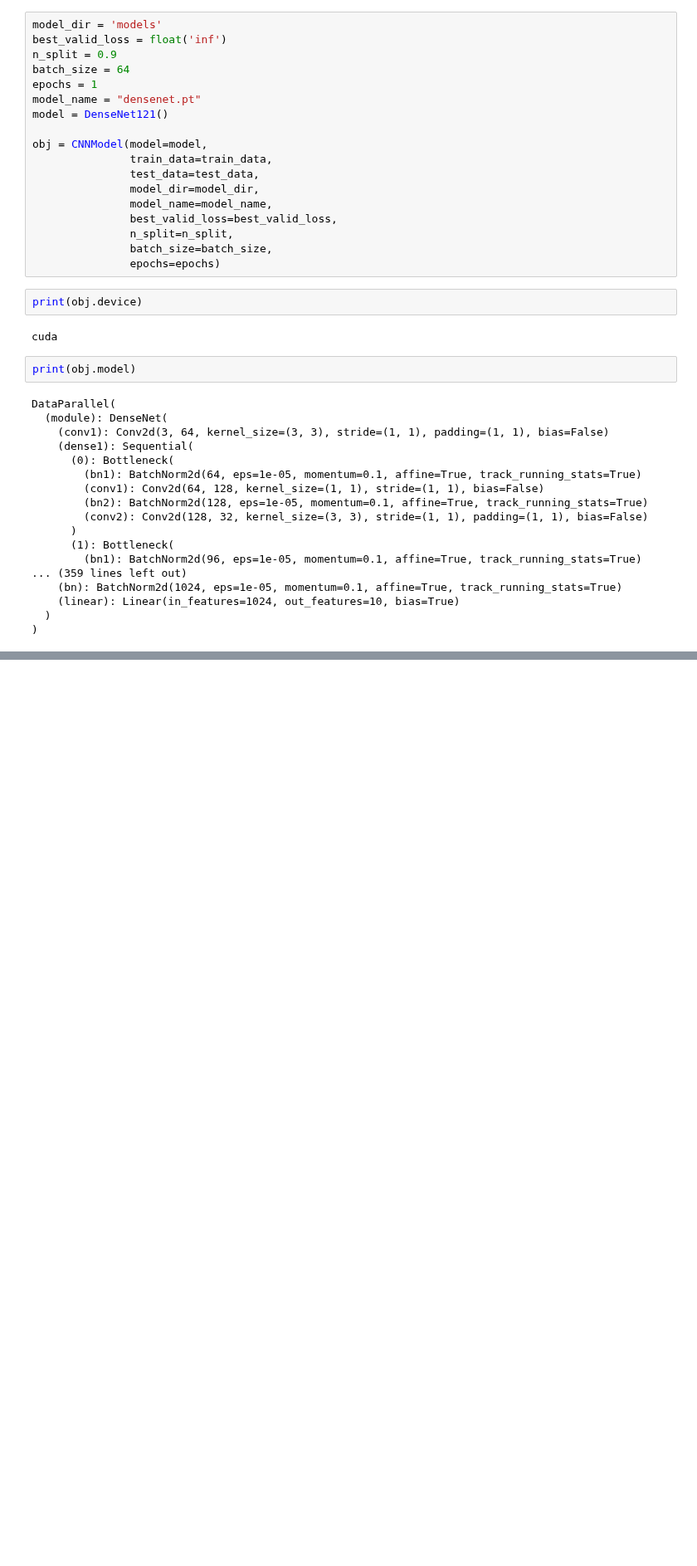
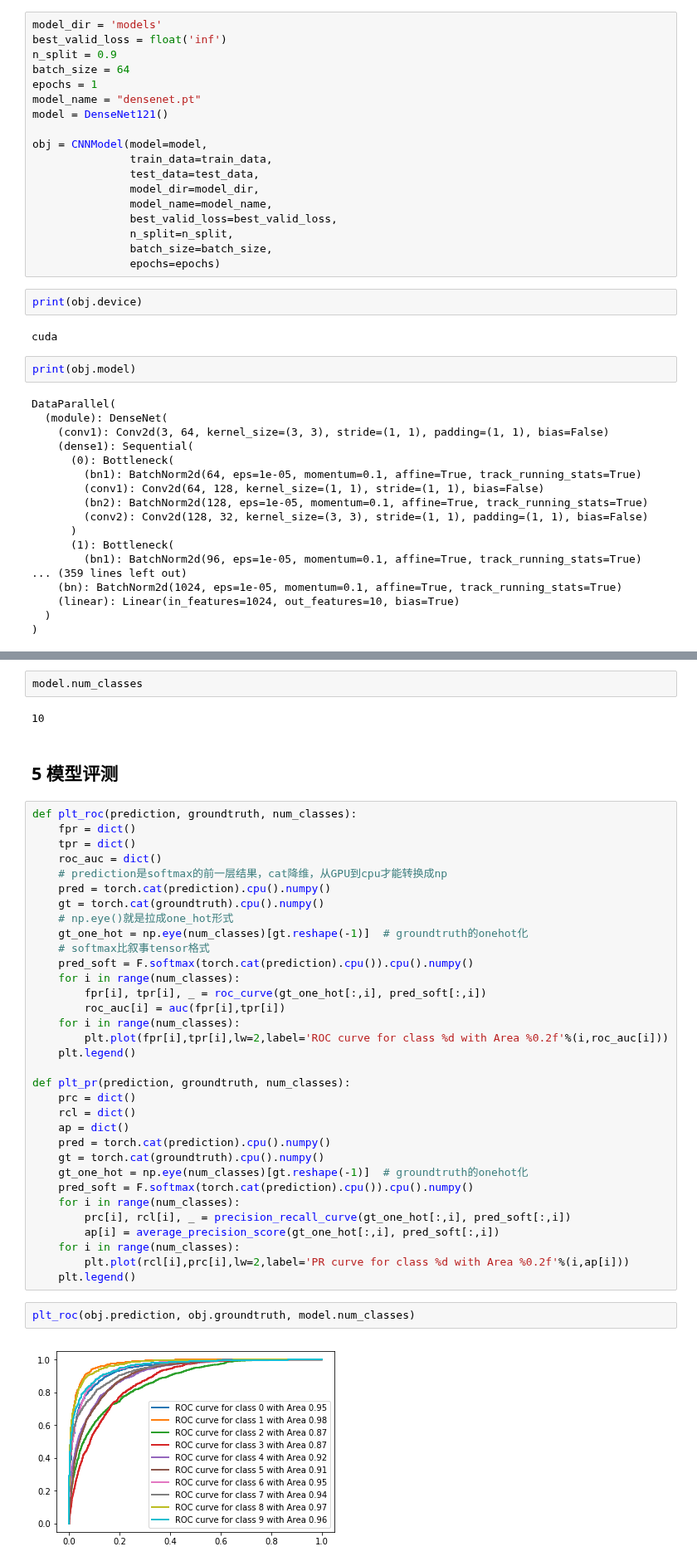
Before and after one commit to zingp/machine-learning, a Jupyter notebook: CNN/DenseNetCIFAR10.ipynb, the cells around one changed output, grey strips where cells are left out. Shown at 83% size. Saved outputs shown, nothing was run; the diff lists cells and outputs as text; blank space fills up the shorter version.

```diff
--- a/CNN/DenseNetCIFAR10.ipynb
+++ b/CNN/DenseNetCIFAR10.ipynb
@@ -304,0 +323,43 @@ obj.get_acc()
+# %%
+model.num_classes
+# %% [output]
+10
+# %% [markdown]
+## 5 模型评测
+# %%
+def plt_roc(prediction, groundtruth, num_classes):
+    fpr = dict()
+    tpr = dict()
+    roc_auc = dict()
+    # prediction是softmax的前一层结果，cat降维，从GPU到cpu才能转换成np
+    pred = torch.cat(prediction).cpu().numpy()
+    gt = torch.cat(groundtruth).cpu().numpy()
+    # np.eye()就是拉成one_hot形式
+    gt_one_hot = np.eye(num_classes)[gt.reshape(-1)]  # groundtruth的onehot化
+    # softmax比叙事tensor格式
+    pred_soft = F.softmax(torch.cat(prediction).cpu()).cpu().numpy()
+    for i in range(num_classes):
+        fpr[i], tpr[i], _ = roc_curve(gt_one_hot[:,i], pred_soft[:,i])
+        roc_auc[i] = auc(fpr[i],tpr[i])
+    for i in range(num_classes):
+        plt.plot(fpr[i],tpr[i],lw=2,label='ROC curve for class %d with Area %0.2f'%(i,roc_auc[i]))
+    plt.legend()
+
+def plt_pr(prediction, groundtruth, num_classes):
+    prc = dict()
+    rcl = dict()
+    ap = dict()
+    pred = torch.cat(prediction).cpu().numpy()
+    gt = torch.cat(groundtruth).cpu().numpy()
+    gt_one_hot = np.eye(num_classes)[gt.reshape(-1)]  # groundtruth的onehot化
+    pred_soft = F.softmax(torch.cat(prediction).cpu()).cpu().numpy()
+    for i in range(num_classes):
+        prc[i], rcl[i], _ = precision_recall_curve(gt_one_hot[:,i], pred_soft[:,i])
+        ap[i] = average_precision_score(gt_one_hot[:,i], pred_soft[:,i])
+    for i in range(num_classes):
+        plt.plot(rcl[i],prc[i],lw=2,label='PR curve for class %d with Area %0.2f'%(i,ap[i]))
+    plt.legend()
+# %%
+plt_roc(obj.prediction, obj.groundtruth, model.num_classes)
+# %% [output]
+[figure, added]
```
Also changed, not shown: parts of 6 cells of this notebook.
